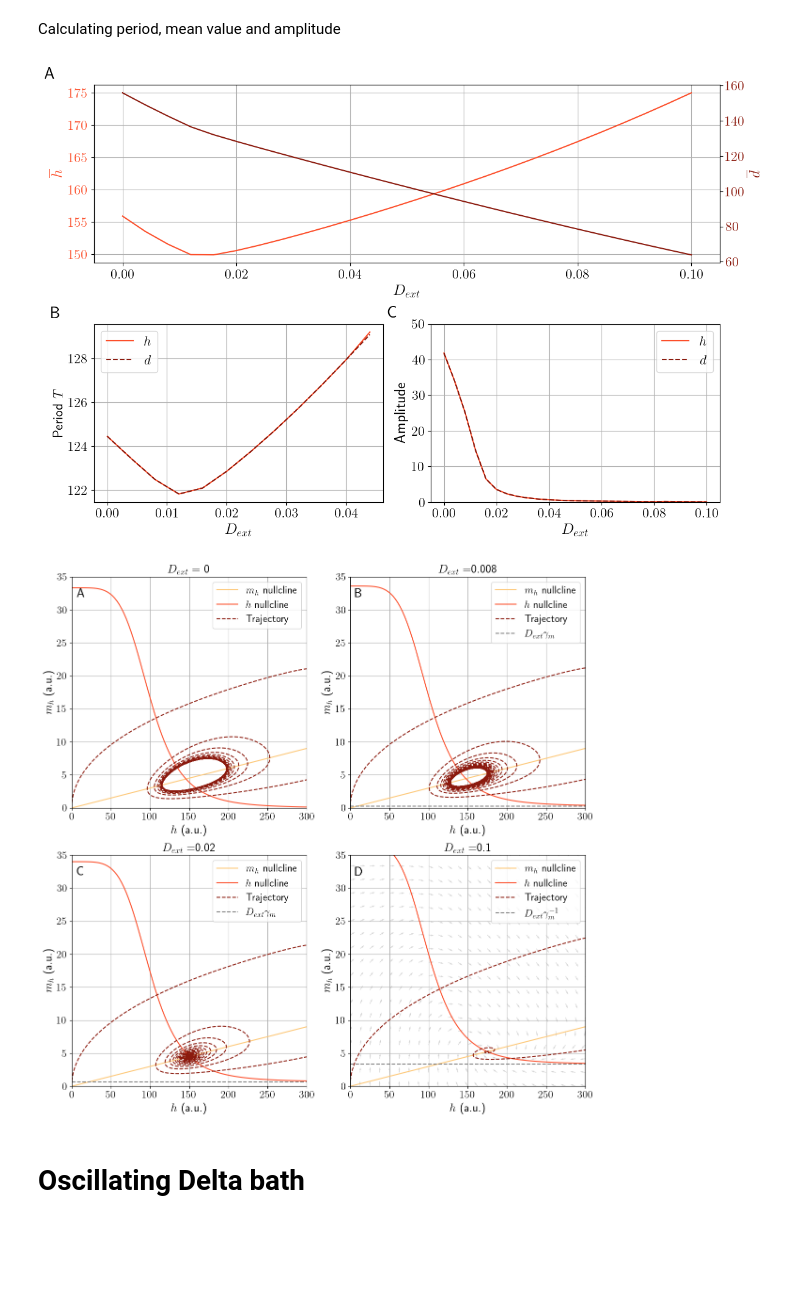
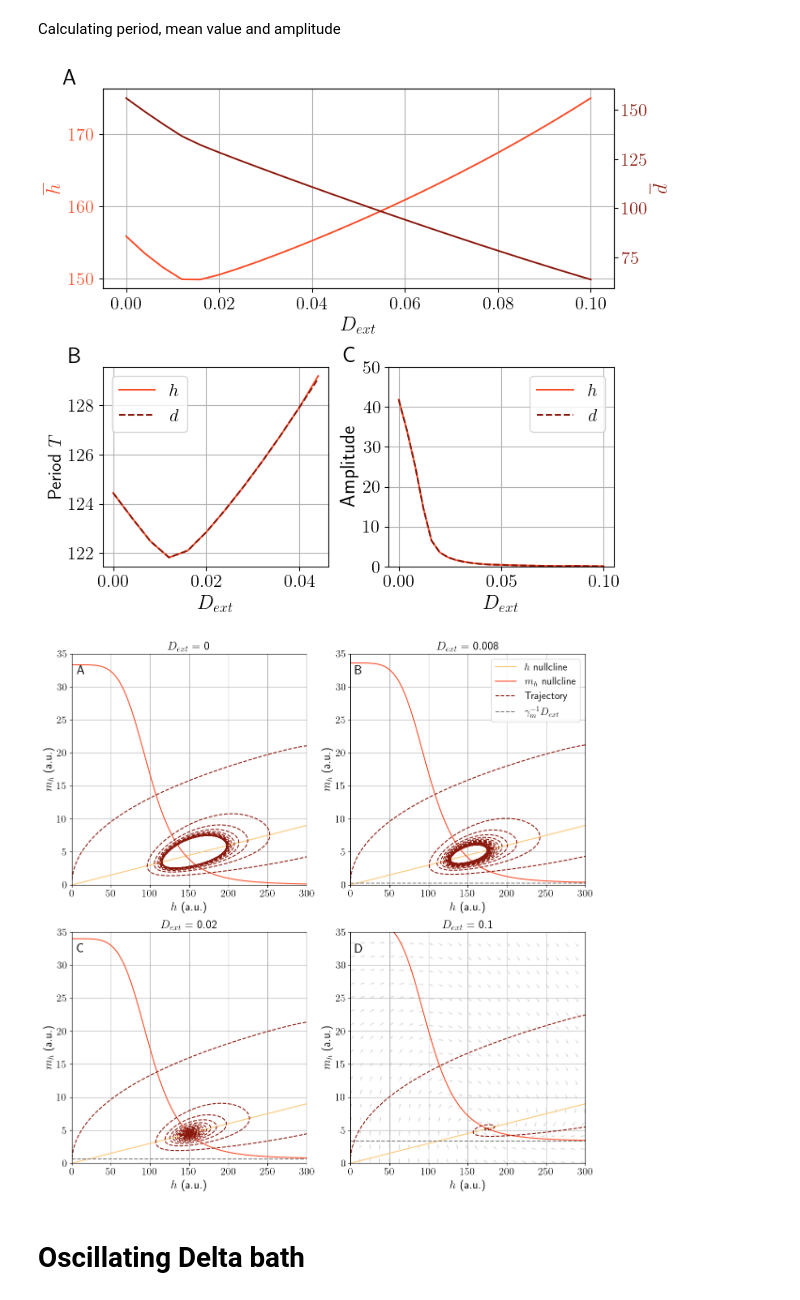
Before and after one commit to kbmcdonnell/2025_mouse_oscillations_MEP_Kate_McDonnell, a Jupyter notebook: Delta_Hes/external_delta_source.ipynb, the cells around one changed output. Saved outputs shown, nothing was run; the diff lists cells and outputs as text; code cells hidden in the pictures; blank space fills up the shorter version.

Commit message:
final version of plot update

```diff
--- a/Delta_Hes/external_delta_source.ipynb
+++ b/Delta_Hes/external_delta_source.ipynb
@@ -171,7 +171,7 @@ for i in range(len(delta_fixed)):
 # --------------------------------------
 # Create the figure and GridSpec layout
 # --------------------------------------
-fig = plt.figure(figsize=(12, 8))
+fig = plt.figure(figsize=(8, 7))
 gs = gridspec.GridSpec(2, 2, height_ratios=[1, 1])
 
 # ------------------------------------------------------------
@@ -234,35 +234,35 @@ axB.tick_params(axis='y', labelsize=16)
 # Add letter B
 axB.text(-0.15, 1.1, 'B', transform=axB.transAxes,
          fontsize=20, fontweight='bold', va='top')
 
 # ------------------------------------------------------------
 # ---------------- Panel C: Bottom Right --------------------
 # ------------------------------------------------------------
 axC = fig.add_subplot(gs[1, 1])
 
 axC.plot(delta_fixed, amplitude_h, label=r'$h$', color=hescolor2)
 axC.plot(delta_fixed, amplitude_d, label=r'$d$', color=hescolor3, linestyle='--')
 
 axC.set_xlabel(r'$D_{ext}$', fontsize=18)
 axC.set_ylabel('Amplitude', fontsize=18)
 axC.legend(fontsize=16)
 axC.grid()
 # axC.set_xlim(0, max(delta_fixed))
 axC.tick_params(axis='x', labelsize=16)
 axC.tick_params(axis='y', labelsize=16)
 axC.set_ylim(0, 50)
 # Add letter C
-axC.text(-0.15, 1.1, 'C', transform=axC.transAxes,
+axC.text(-0.2, 1.1, 'C', transform=axC.transAxes,
          fontsize=20, fontweight='bold', va='top')
 
 # ------------------------------------------------------------
 # Layout adjustments
 # ------------------------------------------------------------
 plt.tight_layout()
 # plt.savefig('delta-bath-fixed.png', dpi=600, bbox_inches='tight')
 plt.show()
 # %% [output]
-[figure, old version]
+[figure, new version]
 # %%
 D_ext_0 = 0.008
 D_ext_1 = 0.02 # external delta concentration
@@ -315,18 +315,18 @@ ax.set_xlim(0, 300)
 ax.set_ylim(0, 35)
 ax.grid()
 ax.tick_params(labelsize=16)
-ax.legend(fontsize=16)
+# ax.legend(fontsize=16)
 ax.set_title(r'$D_{ext}$ = 0', fontsize=18)
 ax.text(0.02, 0.95, letters[0], transform=ax.transAxes,
         fontsize=20, fontweight='bold', va='top', ha='left')
 
 # --------- Second subplot ---------
 ax = axs[0, 1]
-ax.plot(h_null_ext_0, m_h_plot,  label=r'$m_h$ nullcline', color = hescolor1)
-ax.plot(h_plot, m_h_null_ext_0,  label=r'$h$ nullcline', color = hescolor2)
+ax.plot(h_null_ext_0, m_h_plot,  label=r'$h$ nullcline', color = hescolor1)
+ax.plot(h_plot, m_h_null_ext_0,  label=r'$m_h$ nullcline', color = hescolor2)
 ax.plot(results_fixed[2, :, 0], results_fixed[2, :, 1],
         ls = '--', label = 'Trajectory', color = hescolor3)
-ax.axhline(D_ext_0/gamma_m, ls='--', color='gray', label=r'$D_{ext}\gamma_m$')
+ax.axhline(D_ext_0/gamma_m, ls='--', color='gray', label=r'$\gamma_m^{-1}D_{ext}$')
 ax.set_xlabel(r'$h$ (a.u.)', fontsize=18)
 ax.set_ylabel(r'$m_h$ (a.u.)', fontsize=18)
 ax.set_xlim(0, 300)
@@ -334,7 +334,7 @@ ax.set_ylim(0, 35)
 ax.grid()
 ax.tick_params(labelsize=16)
 ax.legend(fontsize=16)
-ax.set_title(r'$D_{ext}$ =' + str(delta_fixed[2]), fontsize=18)
+ax.set_title(r'$D_{ext}$ = ' + str(delta_fixed[2]), fontsize=18)
 ax.text(0.02, 0.95, letters[1], transform=ax.transAxes,
         fontsize=20, fontweight='bold', va='top', ha='left')
 
@@ -351,8 +351,8 @@ ax.set_xlim(0, 300)
 ax.set_ylim(0, 35)
 ax.grid()
 ax.tick_params(labelsize=16)
-ax.legend(fontsize=16)
-ax.set_title(r'$D_{ext}$ =' + str(delta_fixed[5]), fontsize=18)
+# ax.legend(fontsize=16)
+ax.set_title(r'$D_{ext}$ = ' + str(delta_fixed[5]), fontsize=18)
 ax.text(0.02, 0.95, letters[2], transform=ax.transAxes,
         fontsize=20, fontweight='bold', va='top', ha='left')
 
@@ -370,8 +370,8 @@ ax.set_xlim(0, 300)
 ax.set_ylim(0, 35)
 ax.grid()
 ax.tick_params(labelsize=16)
-ax.legend(fontsize=16)
-ax.set_title(r'$D_{ext}$ =' + str(delta_fixed[-1]), fontsize=18)
+# ax.legend(fontsize=16)
+ax.set_title(r'$D_{ext}$ = ' + str(delta_fixed[-1]), fontsize=18)
 ax.text(0.02, 0.95, letters[3], transform=ax.transAxes,
         fontsize=20, fontweight='bold', va='top', ha='left')
 
@@ -382,7 +382,7 @@ plt.tight_layout()
 
 plt.show()
 # %% [output]
-[figure, old version]
+[figure, new version]
 # %% [markdown]
 # Oscillating Delta bath
 # %% [markdown]
```
Also changed, not shown: parts of 6 cells of this notebook, 9 other files.
